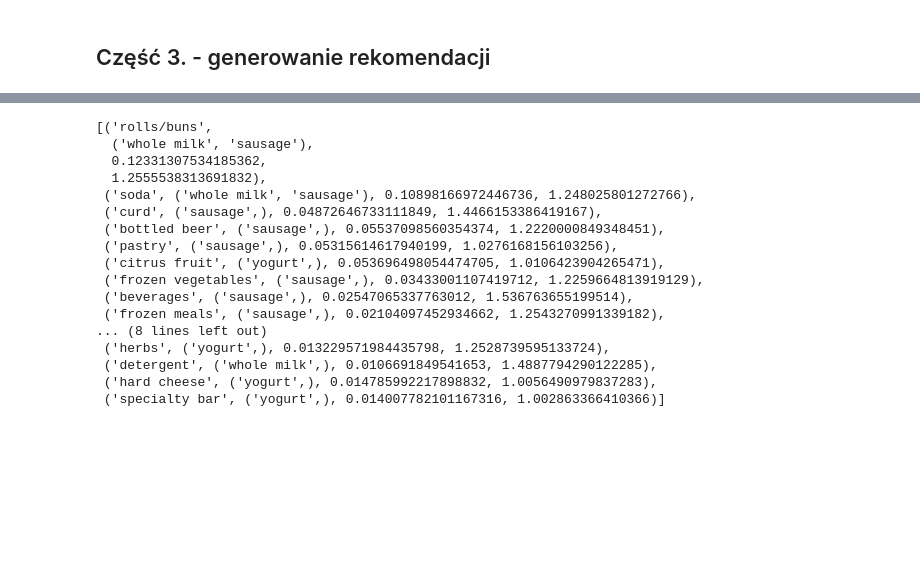
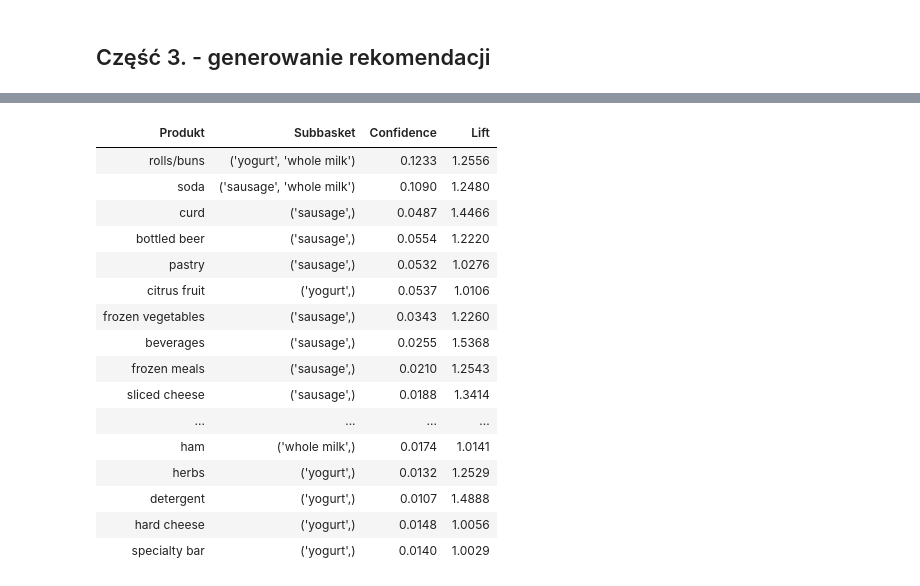
Before and after one commit to krzychsol/Recommendation_Systems_AGH, a Jupyter notebook: lab1/lab1_basket_analysis.ipynb, the cells around one changed output, grey strips where cells are left out. Saved outputs shown, nothing was run; the diff lists cells and outputs as text; code cells hidden in the pictures; blank space fills up the shorter version.

```diff
--- a/lab1/lab1_basket_analysis.ipynb
+++ b/lab1/lab1_basket_analysis.ipynb
@@ -213,22 +226,22 @@ generate_basic_candidates(baskets[1], products, supports)
 # %%
-generate_advanced_candidates(baskets[1], products, supports)
+format_recommendations(generate_advanced_candidates(baskets[1], products, supports))
 # %% [output]
-[('rolls/buns',
-  ('whole milk', 'sausage'),
-  0.12331307534185362,
-  1.2555538313691832),
- ('soda', ('whole milk', 'sausage'), 0.10898166972446736, 1.248025801272766),
- ('curd', ('sausage',), 0.04872646733111849, 1.4466153386419167),
- ('bottled beer', ('sausage',), 0.05537098560354374, 1.2220000849348451),
- ('pastry', ('sausage',), 0.05315614617940199, 1.0276168156103256),
- ('citrus fruit', ('yogurt',), 0.053696498054474705, 1.0106423904265471),
- ('frozen vegetables', ('sausage',), 0.03433001107419712, 1.2259664813919129),
- ('beverages', ('sausage',), 0.02547065337763012, 1.536763655199514),
- ('frozen meals', ('sausage',), 0.02104097452934662, 1.2543270991339182),
-... (8 lines left out)
- ('herbs', ('yogurt',), 0.013229571984435798, 1.2528739595133724),
- ('detergent', ('whole milk',), 0.0106691849541653, 1.4887794290122285),
- ('hard cheese', ('yogurt',), 0.014785992217898832, 1.0056490979837283),
- ('specialty bar', ('yogurt',), 0.014007782101167316, 1.002863366410366)]
+| Produkt | Subbasket | Confidence | Lift |
+| rolls/buns | ('yogurt', 'whole milk') | 0.1233 | 1.2556 |
+| soda | ('sausage', 'whole milk') | 0.1090 | 1.2480 |
+| curd | ('sausage',) | 0.0487 | 1.4466 |
+| bottled beer | ('sausage',) | 0.0554 | 1.2220 |
+| pastry | ('sausage',) | 0.0532 | 1.0276 |
+| citrus fruit | ('yogurt',) | 0.0537 | 1.0106 |
+| frozen vegetables | ('sausage',) | 0.0343 | 1.2260 |
+| beverages | ('sausage',) | 0.0255 | 1.5368 |
+| frozen meals | ('sausage',) | 0.0210 | 1.2543 |
+| sliced cheese | ('sausage',) | 0.0188 | 1.3414 |
+| ... | ... | ... | ... |
+| ham | ('whole milk',) | 0.0174 | 1.0141 |
+| herbs | ('yogurt',) | 0.0132 | 1.2529 |
+| detergent | ('yogurt',) | 0.0107 | 1.4888 |
+| hard cheese | ('yogurt',) | 0.0148 | 1.0056 |
+| specialty bar | ('yogurt',) | 0.0140 | 1.0029 |
 # %%
 print(baskets[33])
```
Also changed, not shown: parts of 5 cells of this notebook.
